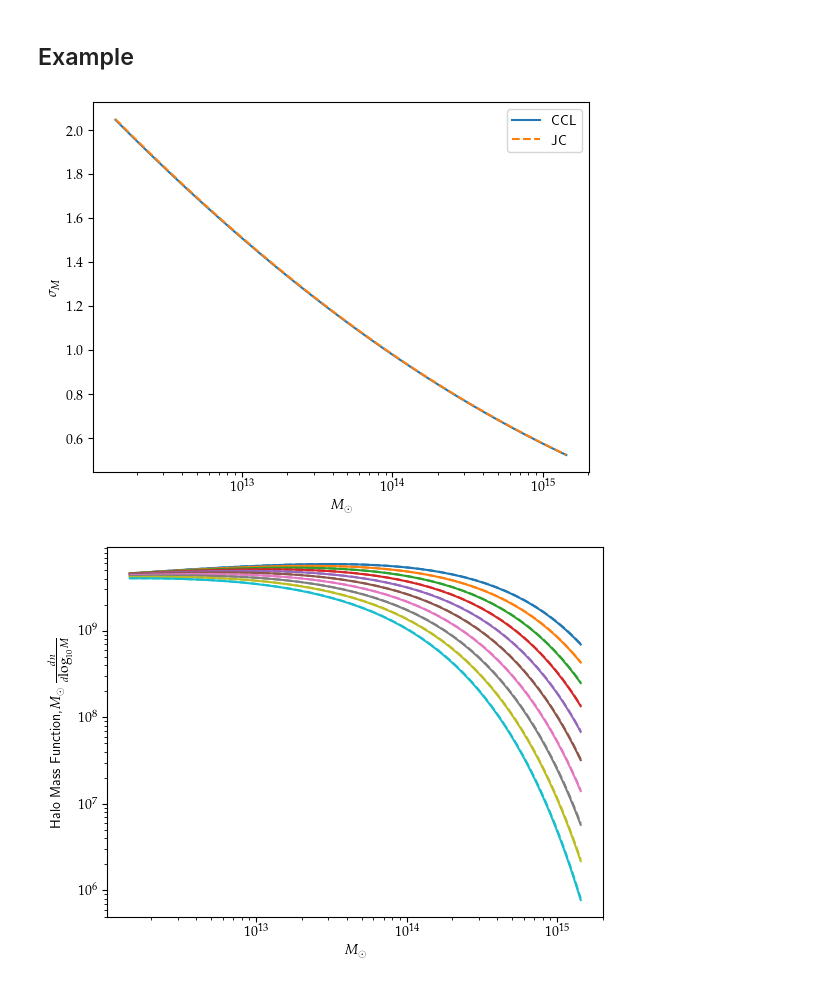
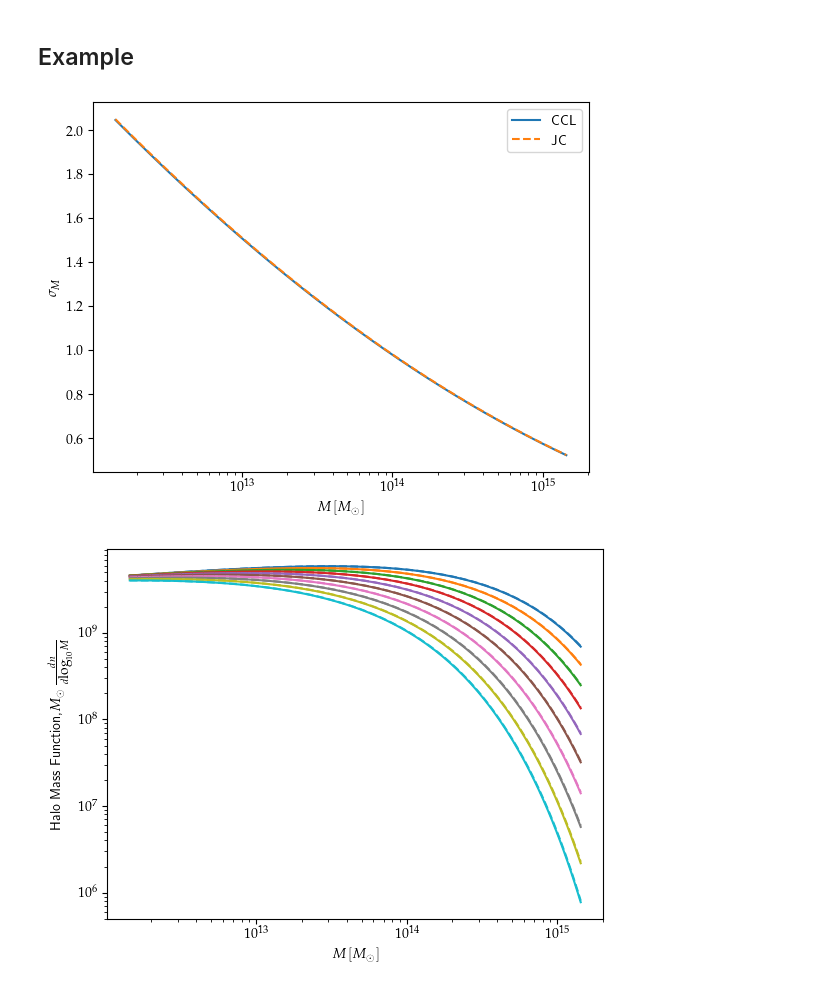
Before and after one commit to Harry45/jaxccl, a Jupyter notebook: notebook_playground.ipynb, the cells around one changed output. Drawn from its saved outputs; the diff is of its cells as text; code cells hidden in the pictures.

```diff
--- a/notebook_playground.ipynb
+++ b/notebook_playground.ipynb
@@ -1089,13 +1089,13 @@ sigma_m_jax = sigmaM(jnp.log10(m_arr), 1.0, interpolator)
 # %%
 plt.plot(m_arr, sigma_m_ccl, linestyle = '-', label = 'CCL')
 plt.plot(m_arr, sigma_m_jax, linestyle = '--', label = 'JC')
 plt.ylabel(r'$\sigma_{M}$')
-plt.xlabel(r'$M_{\odot}$')
+plt.xlabel(r'$M\,[M_{\odot}]$')
 plt.xscale('log')
 plt.legend(loc='best')
 plt.show()
 # %% [output]
-[figure, old version]
+[figure, new version]
 # %%
 jax_tinker = JAXMassFuncTinker08()
 ccl_tinker = MassFuncTinker08()
@@ -1116,9 +1116,9 @@ record_mf_jax = np.asarray(record_mf_jax).T
 plt.plot(m_arr, m_arr.reshape(-1,1) * record_mf_ccl)
 plt.plot(m_arr, m_arr.reshape(-1,1) * record_mf_jax, linestyle = '--')
 plt.ylabel(r'Halo Mass Function,' + r'$M_{\odot}\,\frac{dn}{d\textrm{log}_{10}M}$')
-plt.xlabel(r'$M_{\odot}$')
+plt.xlabel(r'$M\,[M_{\odot}]$')
 plt.xscale('log')
 plt.yscale('log')
 plt.show()
 # %% [output]
-[figure, old version]
+[figure, new version]
```
